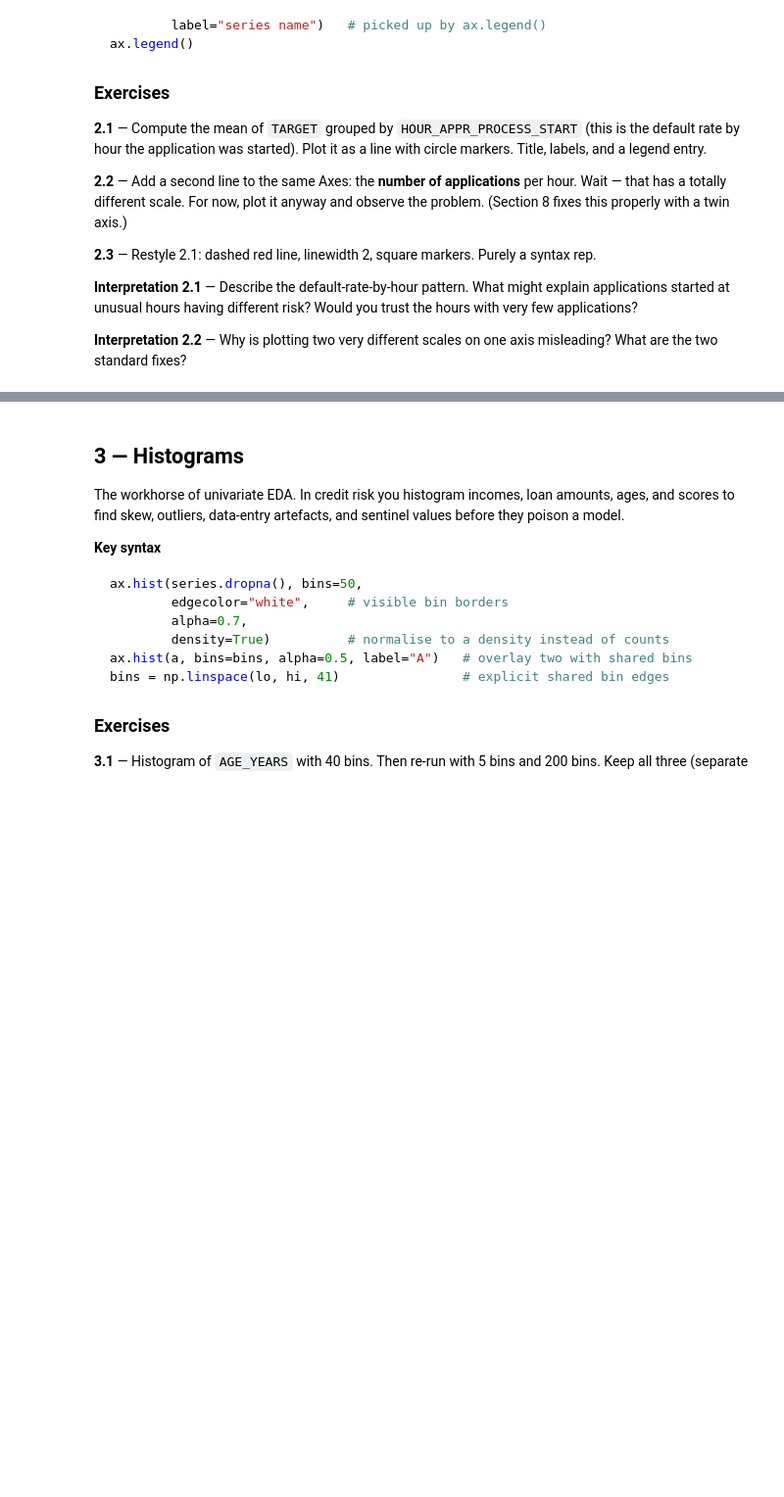
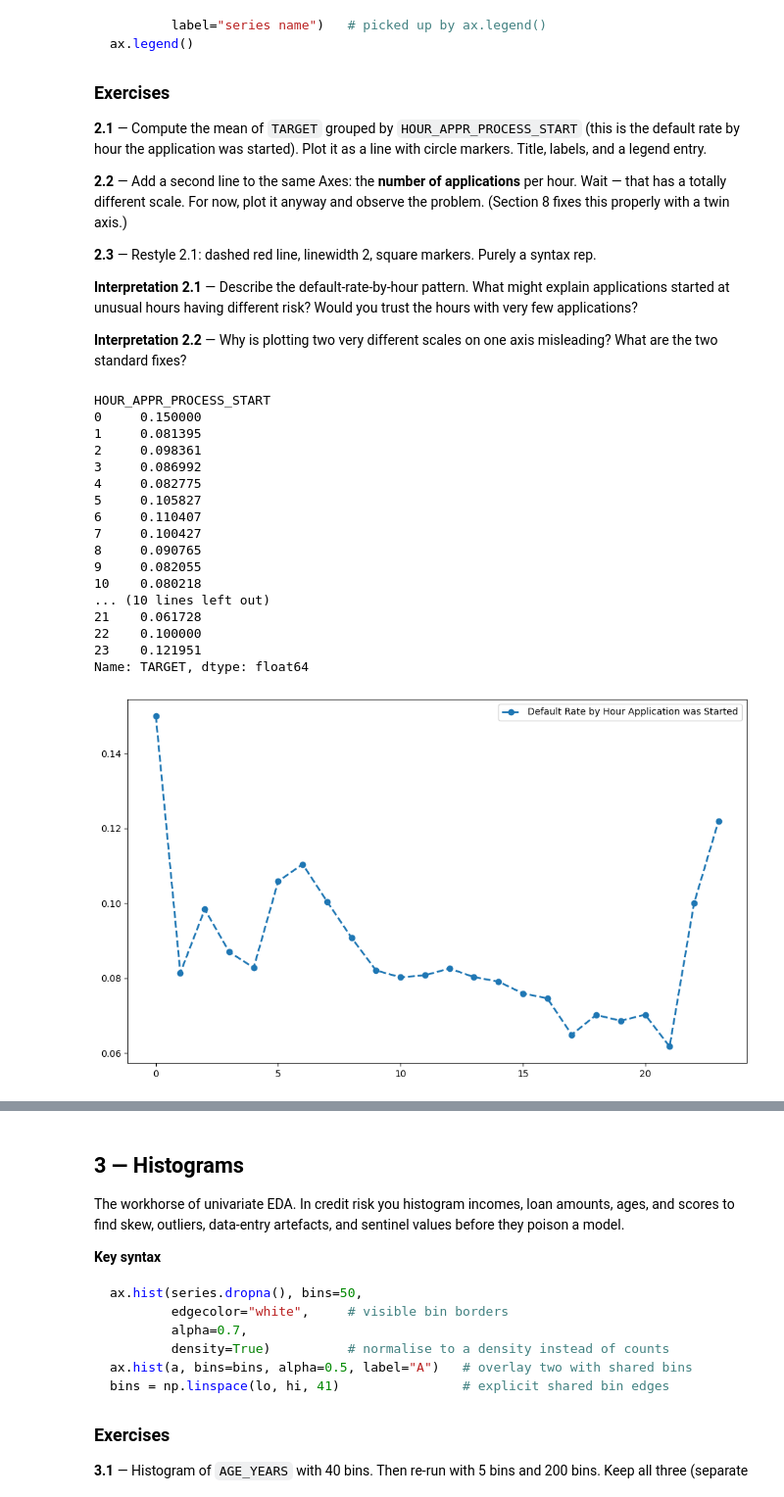
Before and after one commit to smallchuch/CreditRiskLearning, a Jupyter notebook: Learning Journey/1.5 Matplotlib + Seaborn/matplotlib_seaborn_practice_home_credit.ipynb, the cells around one changed output, grey strips where cells are left out. Shown at 98% size. Drawn from its saved outputs; the diff is of its cells as text; code cells hidden in the pictures; blank space fills up the shorter version.

```diff
--- a/Learning Journey/1.5 Matplotlib + Seaborn/matplotlib_seaborn_practice_home_credit.ipynb
+++ b/Learning Journey/1.5 Matplotlib + Seaborn/matplotlib_seaborn_practice_home_credit.ipynb
@@ -39,9 +42,9 @@ def find_repo_root(marker=".git"):
             return parent
     return p
 
-REPO_ROOT = find_repo_root()
-# Adjust this to wherever application_train.csv sits in your repo:
-DATA_PATH = REPO_ROOT / "Data" / "home-credit-default-risk" / "application_train.csv"
+# REPO_ROOT = find_repo_root()
+# # Adjust this to wherever application_train.csv sits in your repo:
+# DATA_PATH = REPO_ROOT / "Data" / "home-credit-default-risk" / "application_train.csv"
 
-df = pd.read_csv(DATA_PATH)
+df = pd.read_csv('../../Datasets/Home Credit Default Risk/application_train.csv')
 print(df.shape)
@@ -62,6 +67,14 @@ Then print `df[["AGE_YEARS", "YEARS_EMPLOYED"]].describe()` and look at the max
 **Interpretation 0.1** — What do you notice about the maximum of `YEARS_EMPLOYED`? What do you suspect it encodes, and why would a lender's system produce a value like that?
 # %%
 # Ex 0.1 — derived columns
+
+df['AGE_YEARS'] = df['DAYS_BIRTH'] / 365.25
+
+df['YEARS_EMPLOYED'] = df['DAYS_EMPLOYED'] / 365.25
+
+df['CREDIT_INCOME_RATIO'] = df['AMT_CREDIT'] / df['AMT_INCOME_TOTAL']
+
+df['ANNUITY_INCOME_RATIO'] = df['AMT_ANNUITY'] / df['AMT_INCOME_TOTAL']
 # %% [markdown]
 **Your answer (0.1):**
 
@@ -136,5 +168,42 @@ ax.legend()
 **Interpretation 2.2** — Why is plotting two very different scales on one axis misleading? What are the two standard fixes?
 # %%
 # Ex 2.1 — default rate by application hour
+
+default_by_app_hour = df['TARGET'].groupby(df['HOUR_APPR_PROCESS_START']).mean()
+
+print(default_by_app_hour)
+
+fig, ax = plt.subplots(figsize=(10,6))
+
+ax.plot(default_by_app_hour.index, default_by_app_hour.values,
+        label = 'Default Rate by Hour Application was Started',
+        linestyle = '--',
+        linewidth = 2,
+        marker = 'o',
+        color = "tab:blue"
+        )
+
+ax.legend()
+plt.tight_layout()
+plt.show()
+# %% [output]
+HOUR_APPR_PROCESS_START
+0     0.150000
+1     0.081395
+2     0.098361
+3     0.086992
+4     0.082775
+5     0.105827
+6     0.110407
+7     0.100427
+8     0.090765
+9     0.082055
+10    0.080218
+... (10 lines left out)
+21    0.061728
+22    0.100000
+23    0.121951
+Name: TARGET, dtype: float64
+[figure, added]
 # %%
 # Ex 2.2 — add application volume (observe the scale problem)
```
Also changed, not shown: parts of 9 cells of this notebook, 2 other files.
